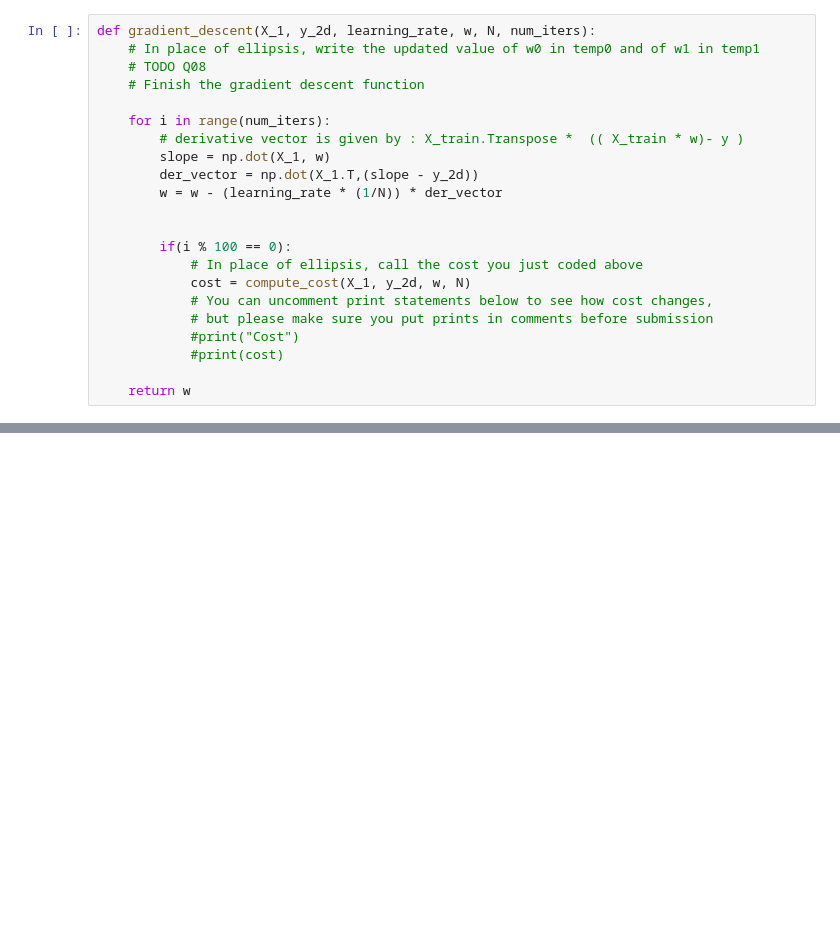
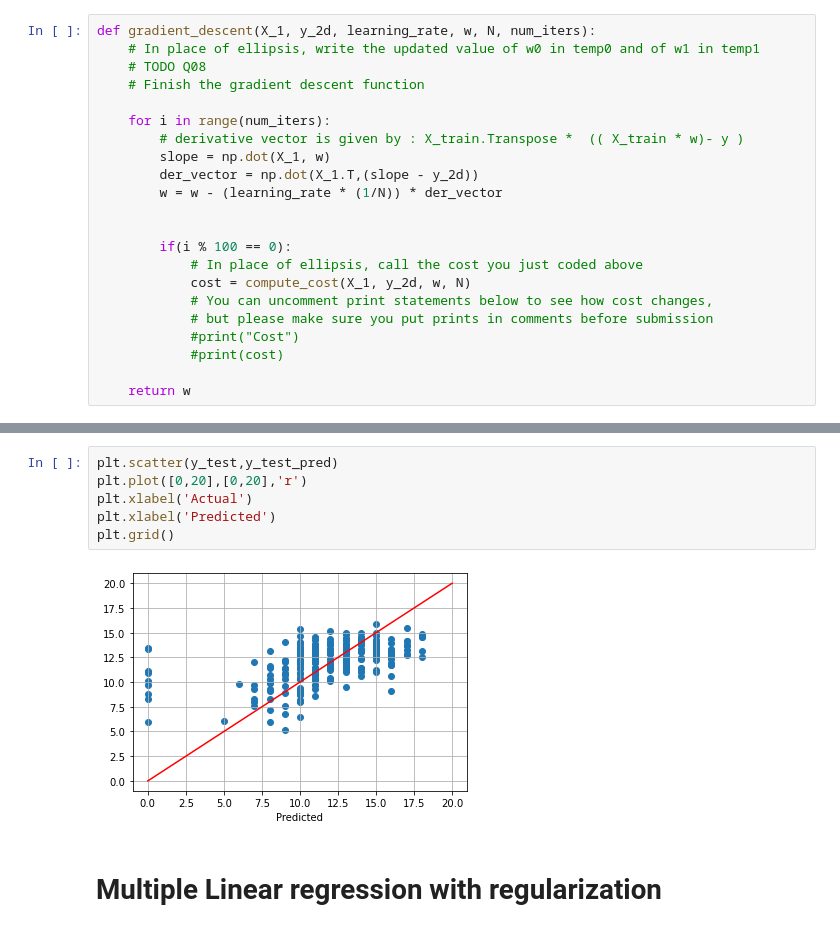
Before and after one commit to fdnthecoder/StudentPerformanceML, a Jupyter notebook: LinearRegJamie.ipynb, the cells around one changed output, grey strips where cells are left out. Cells and saved outputs as stored; diff of their text form; blank space fills up the shorter version.

```diff
--- a/LinearRegJamie.ipynb
+++ b/LinearRegJamie.ipynb
@@ -180,0 +329,10 @@ NameError: name 'multiple_linear_reg_model_gda' is not defined
+# %%
+plt.scatter(y_test,y_test_pred)
+plt.plot([0,20],[0,20],'r')
+plt.xlabel('Actual')
+plt.xlabel('Predicted')
+plt.grid()
+# %% [output]
+[figure, added]
+# %% [markdown]
+# Multiple Linear regression with regularization
```
Also changed, not shown: parts of 20 cells of this notebook.
